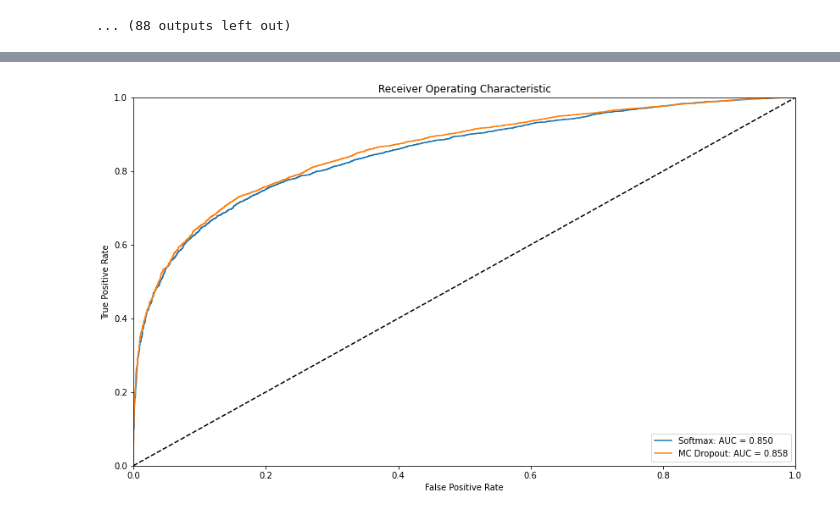
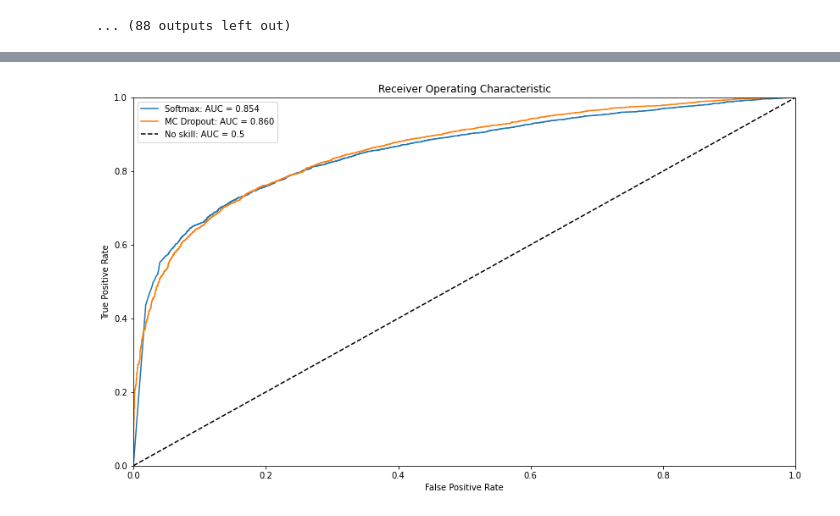
Before and after one commit to vlasakjiri/uncertainty-estimations, a Jupyter notebook: classification-cifar.ipynb, the cells around one changed output, grey strips where cells are left out. Cells and saved outputs as stored; diff of their text form; code cells hidden in the pictures.

```diff
--- a/classification-cifar.ipynb
+++ b/classification-cifar.ipynb
@@ -113,7 +118,7 @@ Epoch 12/200
 # %%
 torch.save(model,"models/cifar100_resnet18_0.2dropout_all")
 # %%
-utils.mc_dropout.set_dropout_p(model, model, .15)
+utils.mc_dropout.set_dropout_p(model, model, .03)
 progress = utils.model.run_validation(
     model, data_loaders["val"], utils.metrics.Progress(), device, use_mc_dropout=True)
 # %%
@@ -149,38 +154,53 @@ Accuracy: 62.93%, NLL: 1.661160
 import sklearn.metrics as metrics
 curves = []
 
 correct = progress.predictions == progress.labels
-fpr, tpr, threshold = metrics.roc_curve(correct, progress.max_probs)
+fpr, tpr, _ = metrics.roc_curve(correct, progress.max_probs)
 roc_auc = metrics.auc(fpr, tpr)
+
+prec, recall, _ = metrics.precision_recall_curve(correct, progress.max_probs)
+aupr = metrics.auc(recall, prec)
 curves.append({
     "fpr":fpr,
     "tpr":tpr,
-    "auc":roc_auc,
+    "auroc":roc_auc,
+    "prec": prec,
+    "recall": recall,
+    "aupr": aupr,
     "label": "Softmax"
 })
 
 correct = progress.dropout_predictions == progress.labels
-fpr, tpr, threshold = metrics.roc_curve(correct, progress.dropout_outputs.max(axis=-1))
+dropout_max_probs = progress.dropout_outputs.max(axis=-1)
+fpr, tpr, _ = metrics.roc_curve(correct, dropout_max_probs)
 roc_auc = metrics.auc(fpr, tpr)
+
+prec, recall, _ = metrics.precision_recall_curve(correct, dropout_max_probs)
+aupr = metrics.auc(recall, prec)
+
 curves.append({
     "fpr":fpr,
     "tpr":tpr,
-    "auc":roc_auc,
+    "auroc":roc_auc,
+    "prec": prec,
+    "recall": recall,
+    "aupr": aupr,
     "label": "MC Dropout"
 })
 
 
 
 plt.figure(figsize=(14,8))
 plt.title('Receiver Operating Characteristic')
 for curve in curves:
-    plt.plot(curve["fpr"], curve["tpr"], label = f"{curve['label']}: AUC = {curve['auc']:.3f}" )
-plt.legend(loc = 'lower right')
-plt.plot([0, 1], [0, 1],'k--')
+    plt.plot(curve["fpr"], curve["tpr"], label = f"{curve['label']}: AUC = {curve['auroc']:.3f}" )
+plt.plot([0, 1], [0, 1],'k--', label=f"No skill: AUC = 0.5")
 plt.xlim([0, 1])
 plt.ylim([0, 1])
+plt.legend()
+
 plt.ylabel('True Positive Rate')
 plt.xlabel('False Positive Rate')
 plt.show()
 # %% [output]
-[figure, old version]
+[figure, new version]
```
Also changed, not shown: parts of 3 cells of this notebook, 1 other file.
